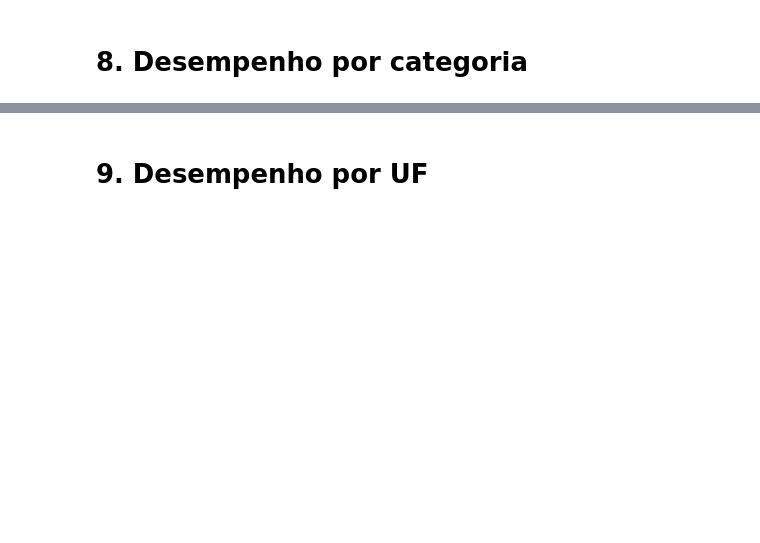
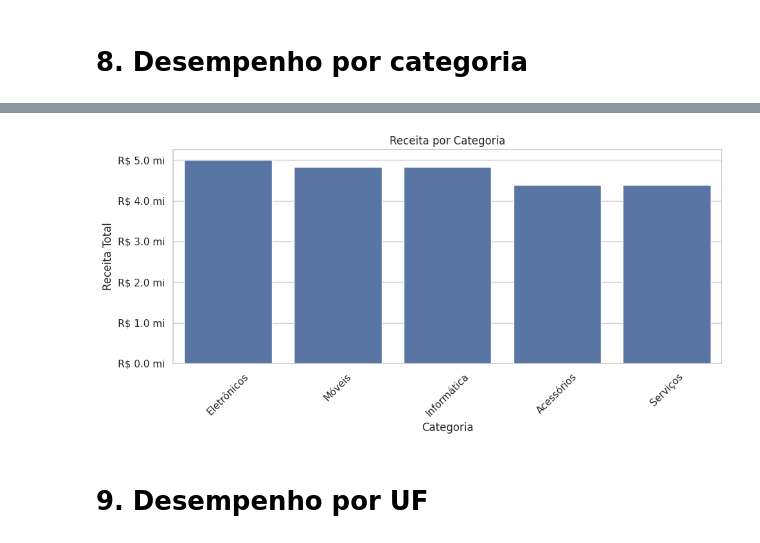
Before and after one commit to AlexandreLouzada/projeto-venda-brasil-g2, a Jupyter notebook: notebooks/analise_venda_brasil.ipynb, the cells around one changed output, grey strips where cells are left out. Cells and saved outputs as stored; diff of their text form; code cells hidden in the pictures; blank space fills up the shorter version.

```diff
--- a/notebooks/analise_venda_brasil.ipynb
+++ b/notebooks/analise_venda_brasil.ipynb
@@ -167,15 +240,35 @@ receita_categoria
 # %%
-
+# Criação da figura
 fig, ax = plt.subplots(figsize=(10, 5))
 
-sns.barplot(data=receita_categoria, x="categoria", y="receita", ax=ax)
+# Gráfico
+sns.barplot(
+    data=receita_categoria,
+    x="categoria",
+    y="receita",
+    ax=ax
+)
 
+# Títulos
 ax.set_title("Receita por Categoria")
 ax.set_xlabel("Categoria")
-ax.set_ylabel("Receita")
-ax.tick_params(axis="x", rotation=45)
+ax.set_ylabel("Receita Total")
 
+# Formatação do eixo Y
+ax.yaxis.set_major_formatter(
+    mtick.FuncFormatter(lambda x, _: f'R$ {x/1_000_000:.1f} mi')
+)
+
+# Rotação do eixo X
+plt.xticks(rotation=45)
+
+# Ajuste do layout
+plt.tight_layout()
+
+# Exibição
 plt.show()
+# %% [output]
+[figure, added]
 # %% [markdown]
 # 9. Desempenho por UF
 # %%
```
Also changed, not shown: parts of 11 cells of this notebook.
